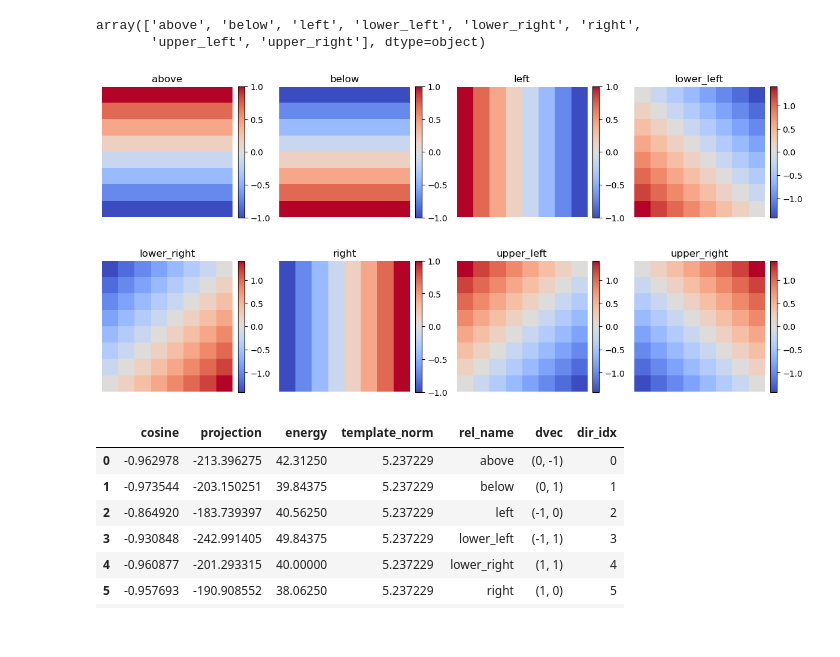
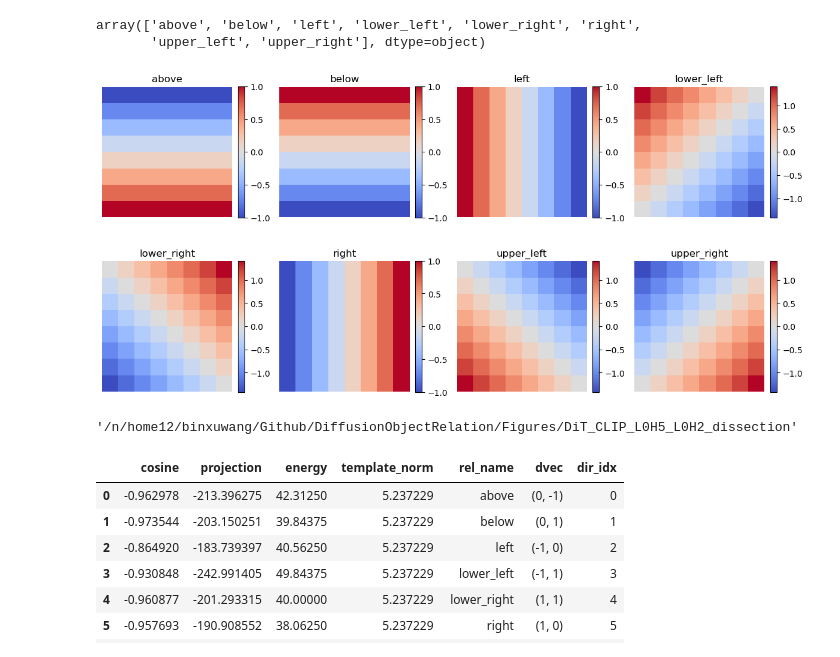
Before and after one commit to Animadversio/DiffusionObjectRelation, a Jupyter notebook: notebooks/20260126_CLIP_word_embed_var_factorization.ipynb, the cells around one changed output. Saved outputs shown, nothing was run; the diff lists cells and outputs as text; code cells hidden in the pictures.

```diff
--- a/notebooks/20260126_CLIP_word_embed_var_factorization.ipynb
+++ b/notebooks/20260126_CLIP_word_embed_var_factorization.ipynb
@@ -810,6 +810,7 @@ def ramp_alignment_metrics(M, dvec, eps=1e-12):
         template_norm=T_norm,
     )
 # %%
+from circuit_toolkit.plot_utils import saveallforms
 import matplotlib.pyplot as plt
 import numpy as np
 
@@ -819,36 +820,50 @@ def visualize_direction_vectors(H=8, W=8):
         'below': [0, 1],
         'left': [-1, 0],
         'lower_left': [-1, 1],
         'lower_right': [1, 1],
         'right': [1, 0],
         'upper_left': [-1, -1],
         'upper_right': [1, -1]
     }
 
     # Visualize the template ramps in 2x4 subplots
     H, W = 8, 8  # set the dimensions of the grid (adjust if appropriate)
     fig, axes = plt.subplots(2, 4, figsize=(12, 6))
     for idx, (name, dvec) in enumerate(direction_vector.items()):
         xs = np.linspace(-1, 1, W)
         ys = np.linspace(-1, 1, H)
         X, Y = np.meshgrid(xs, ys)
         d = np.array(dvec)
         d = d / np.linalg.norm(d)
         T = d[0] * X + d[1] * Y
         T = T - T.mean()
 
         ax = axes[idx // 4, idx % 4]
-        im = ax.imshow(T, cmap='coolwarm')
+        # im = ax.imshow(T, cmap='coolwarm')
+        im = ax.pcolormesh(
+            xs, ys, T,
+            cmap="coolwarm",
+            # shading="gouraud"   # ⭐ 关键中的关键
+        )
+
+        ax.set_aspect("equal")
         ax.set_title(name)
         ax.axis('off')
         fig.colorbar(im, ax=ax, fraction=0.046, pad=0.04)
 
     plt.tight_layout()
     plt.show()
+    return fig
 
-visualize_direction_vectors()
+figdir = '/n/home12/binxuwang/Github/DiffusionObjectRelation/Figures/DiT_CLIP_L0H5_L0H2_dissection'
+fig = visualize_direction_vectors()
+saveallforms(figdir, f"reference_spatial_gradient_maps", figh=fig, )
 # %% [output]
-[figure, old version]
+[figure, new version]
+# %%
+figdir
+# %% [output]
+'/n/home12/binxuwang/Github/DiffusionObjectRelation/Figures/DiT_CLIP_L0H5_L0H2_dissection'
 # %%
 # inner_prod_mat[:, i_word:i_word+1].view(8, 8)
 # plt.imshow(attn_score.view(8, 8).detach().cpu().numpy())
```
Also changed, not shown: 7 other files.
